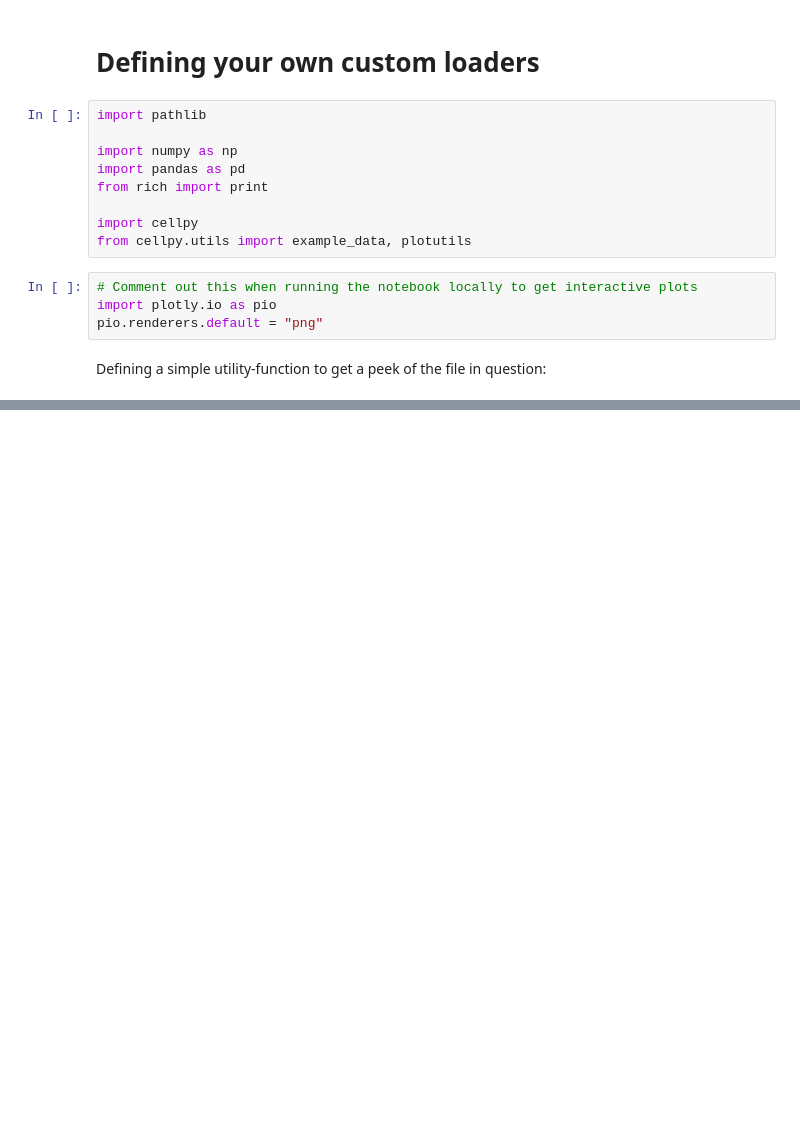
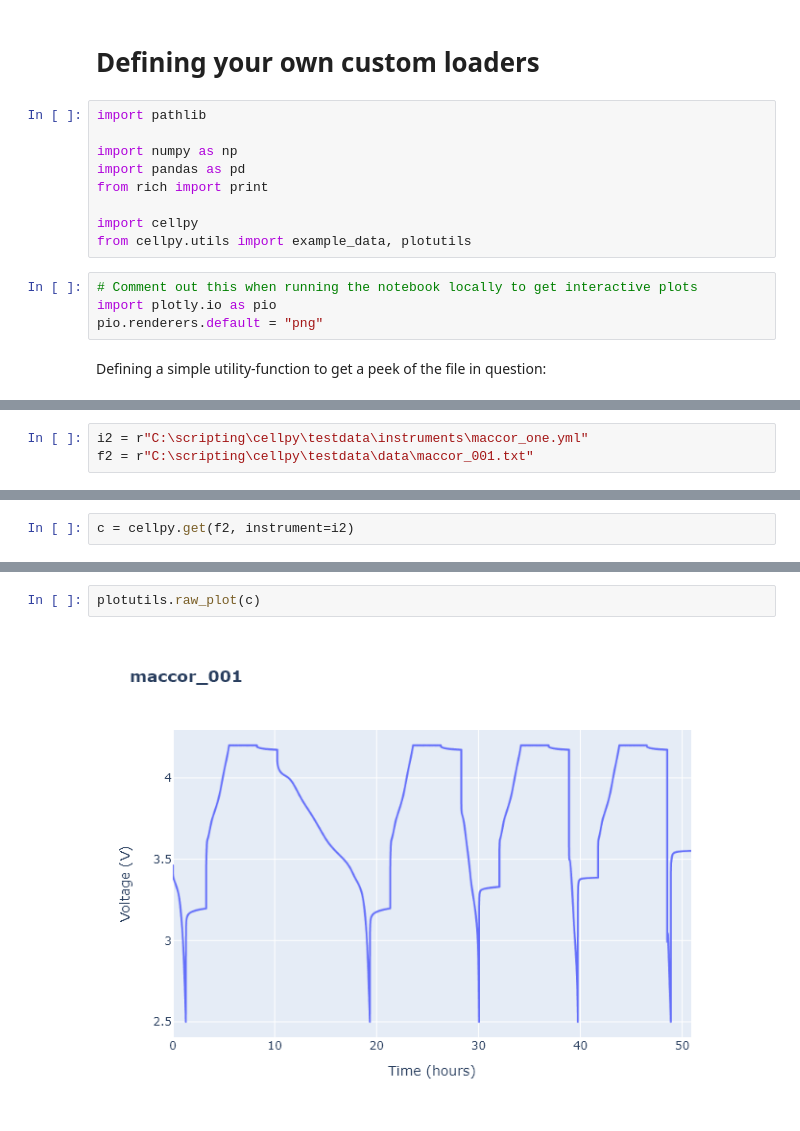
Before and after one commit to jepegit/cellpy, a Jupyter notebook: examples/07_custom_loaders.ipynb, the cells around one changed output, grey strips where cells are left out. Cells and saved outputs as stored; diff of their text form; blank space fills up the shorter version.

```diff
--- a/examples/07_custom_loaders.ipynb
+++ b/examples/07_custom_loaders.ipynb
@@ -27,0 +89,3 @@ def head(f, n=5):
+# %%
+i2 = r"C:\scripting\cellpy\testdata\instruments\maccor_one.yml"
+f2 = r"C:\scripting\cellpy\testdata\data\maccor_001.txt"
@@ -27,0 +108,2 @@ def head(f, n=5):
+# %%
+c = cellpy.get(f2, instrument=i2)
@@ -27,0 +120,4 @@ def head(f, n=5):
+# %%
+plotutils.raw_plot(c)
+# %% [output]
+[figure, added]
```
Also changed, not shown: parts of 10 cells of this notebook, 6 other files.
